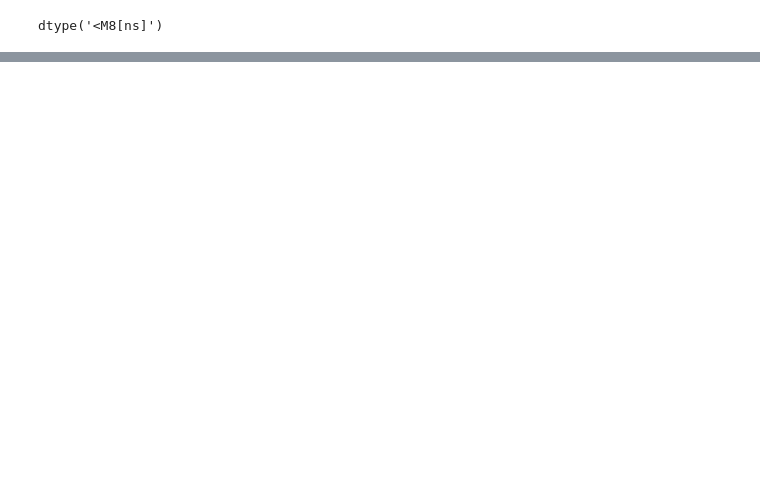
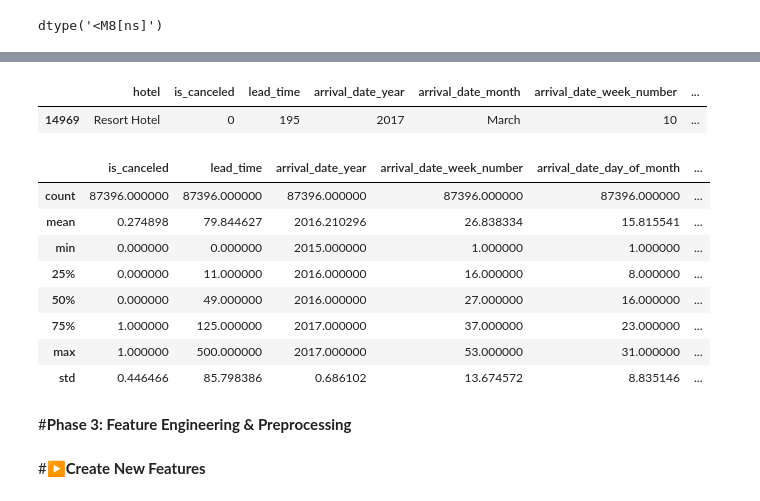
Before and after one commit to AlaaRamadann/gtc-ml-project1-hotel-bookings, a Jupyter notebook: hotel_booking.ipynb, the cells around one changed output, grey strips where cells are left out. Drawn from its saved outputs; the diff is of its cells as text; code cells hidden in the pictures; blank space fills up the shorter version.

```diff
--- a/hotel_booking.ipynb
+++ b/hotel_booking.ipynb
@@ -318,0 +322,5 @@ memory usage: 14.2+ MB
+# %%
+df[df['adr']<0]
+# %% [output]
+|  | hotel | is_canceled | lead_time | arrival_date_year | arrival_date_month | arrival_date_week_number | ... |
+| 14969 | Resort Hotel | 0 | 195 | 2017 | March | 10 | ... |
@@ -318,0 +353,28 @@ memory usage: 14.2+ MB
+# %%
+#cap required car parking space at 2
+df['required_car_parking_spaces']=df['required_car_parking_spaces'].clip(upper=2)
+# %%
+#cap previous cancellations at 10
+df['previous_cancellations']=df['previous_cancellations'].clip(upper=10)
+# %%
+#cap previous bookings not cancelled at 20
+df['previous_bookings_not_canceled']=df['previous_bookings_not_canceled'].clip(upper=20)
+# %%
+#cap booking changes at 10
+df['booking_changes']=df['booking_changes'].clip(upper=10)
+# %%
+df.describe()
+# %% [output]
+|  | is_canceled | lead_time | arrival_date_year | arrival_date_week_number | arrival_date_day_of_month | ... |
+| count | 87396.000000 | 87396.000000 | 87396.000000 | 87396.000000 | 87396.000000 | ... |
+| mean | 0.274898 | 79.844627 | 2016.210296 | 26.838334 | 15.815541 | ... |
+| min | 0.000000 | 0.000000 | 2015.000000 | 1.000000 | 1.000000 | ... |
+| 25% | 0.000000 | 11.000000 | 2016.000000 | 16.000000 | 8.000000 | ... |
+| 50% | 0.000000 | 49.000000 | 2016.000000 | 27.000000 | 16.000000 | ... |
+| 75% | 1.000000 | 125.000000 | 2017.000000 | 37.000000 | 23.000000 | ... |
+| max | 1.000000 | 500.000000 | 2017.000000 | 53.000000 | 31.000000 | ... |
+| std | 0.446466 | 85.798386 | 0.686102 | 13.674572 | 8.835146 | ... |
+# %% [markdown]
+#**Phase 3: Feature Engineering & Preprocessing**
+# %% [markdown]
+#▶**Create New Features**
```
Also changed, not shown: parts of 55 cells of this notebook.
